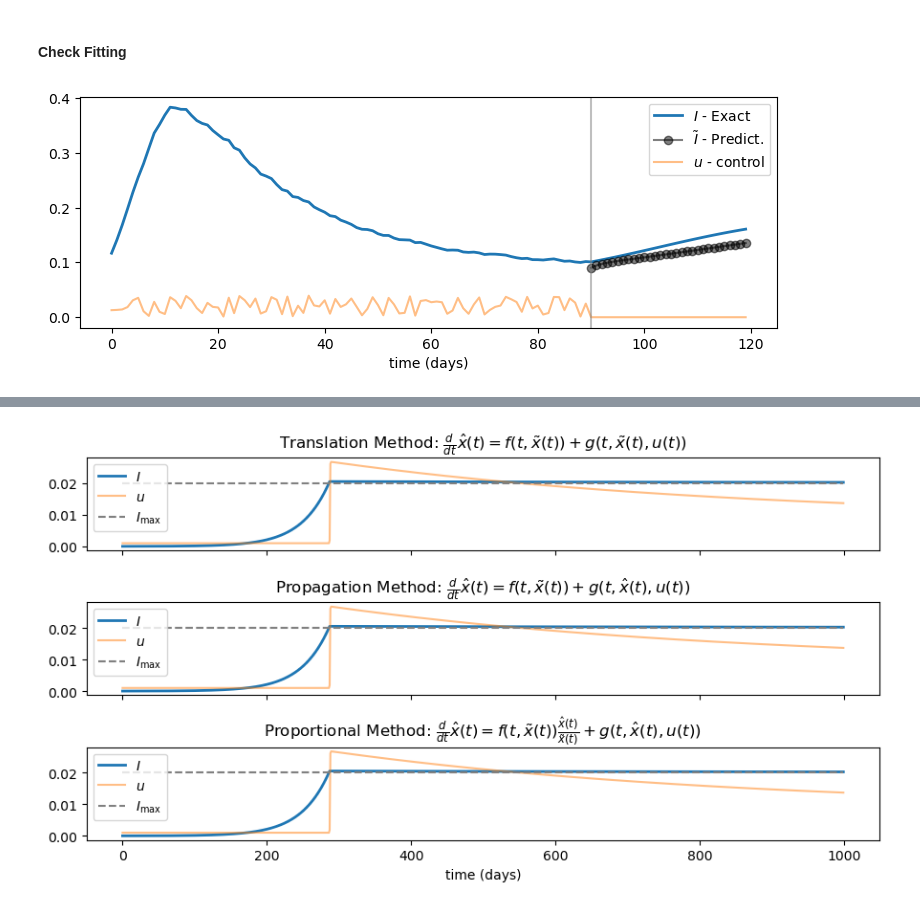
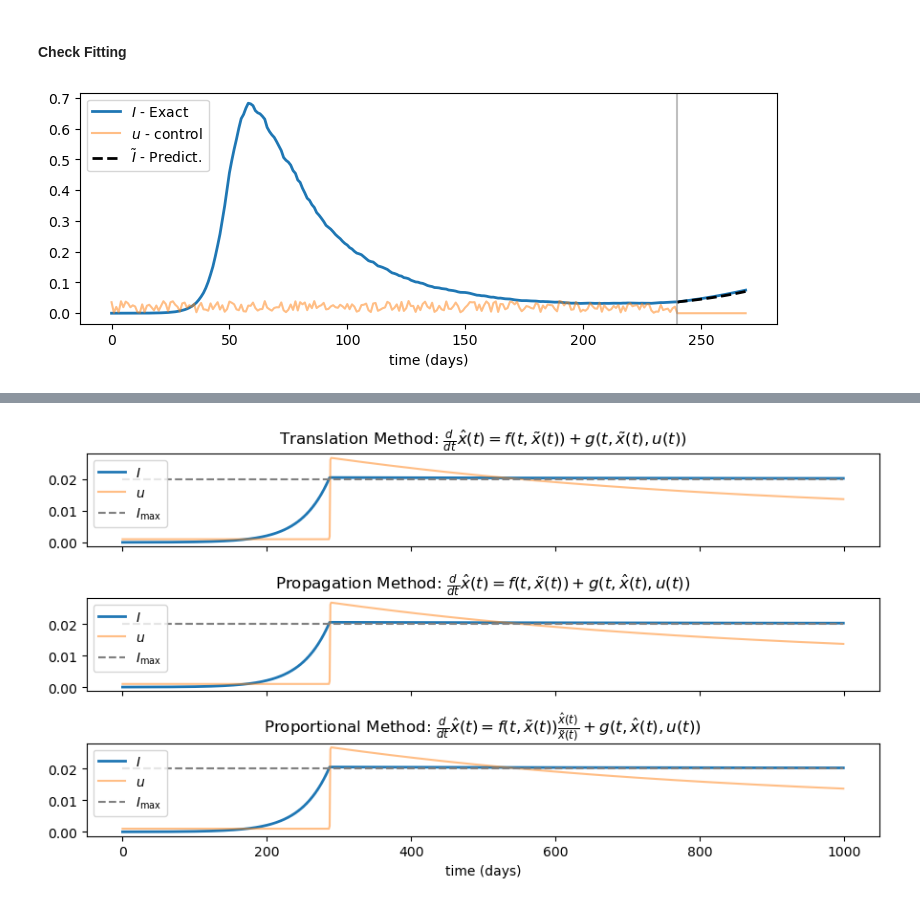
Before and after one commit to fredsonaguiar/sirq_model_control_quarantine, a Jupyter notebook: sirq model - complete.ipynb, the cells around one changed output, grey strips where cells are left out. Cells and saved outputs as stored; diff of their text form; code cells hidden in the pictures.

```diff
--- a/sirq model - complete.ipynb
+++ b/sirq model - complete.ipynb
@@ -159,10 +165,6 @@ i_max = 0.02
 # %%
 input_size = 3
 output_size = 2
-
-n_samples = 100
-input_lenght = 300
-scaler_samples = 1000
 # %%
 def train_generator_observer(n_samples, input_lenght, u_max, u_min, theta_max, scaler=None):
   while True:
@@ -584,23 +570,24 @@ class FeedBack(keras.Model):
 
 
     def call(self, inputs, training=None):
-        # Use a TensorArray to capture dynamically unrolled outputs.
-        predictions = []
         # Initialize the state.
         prediction, state = self.warmup(inputs)
 
         # Insert the first prediction.
-        predictions.append(prediction)
+        predictions = [prediction]
 
         # Run the rest of the prediction steps.
         for n in range(1, self.out_steps):
             # Use the last prediction as input.
             x = prediction
+
             # Execute one lstm step.
             x, state = self.cell(x, states=state,
                                     training=training)
+
             # Convert the lstm output to a prediction.
             prediction = self.dense(x)
+
             # Add the prediction to the output.
             predictions.append(prediction)
 
@@ -662,27 +645,25 @@ lstm_state_predictor.save(filename)
 # %%
 generator = train_generator(1, input_lenght, mpc_lenght, u_max=u_max, u_min=u_min, theta_max=theta_max)
 sample_input, sample_output = next(generator)
 
 plt.figure(figsize=(9,3))
 
-plt.plot(range(input_lenght + mpc_lenght),
-         np.concatenate([sample_input[0, :, 0],
-                         sample_output[0, :, 0]]), label="$I$ - Exact", linewidth=2)
+infected = np.concatenate([sample_input[0, :, 0], sample_output[0, :, 0]])
+control = np.concatenate([sample_input[0, :, 1], sample_output[0, :, 1]])
+infected_inds = infected > 0
+infected = infected[infected_inds]
+control = control[infected_inds]
 
-prediction = np.zeros((mpc_lenght, 2))
-prediction[:,0] = np.arange(input_lenght, input_lenght + mpc_lenght)
-prediction[:,1] = lstm_state_predictor(sample_input)[0,:,0]
-plt.plot(prediction[:,0], prediction[:,1], "-o", color="k", label="$\\tilde{I}$ - Predict.", alpha=0.5)
+plt.plot(range(len(infected)), infected, label="$I$ - Exact", linewidth=2)
+plt.plot(range(len(infected)), control, label = "$u$ - control", alpha=0.5)
 
-plt.plot(range(input_lenght + mpc_lenght),
-         np.concatenate([sample_input[0, :, 1],
-                         sample_output[0, :, 1]]), label = "$u$ - control", alpha=0.5)
+infected_pred = lstm_state_predictor(sample_input)[0,:,0]
+plt.plot(range(len(infected)-mpc_lenght, len(infected)),infected_pred , "--", color="k", label="$\\tilde{I}$ - Predict.", linewidth=2)
 
-plt.axvline(input_lenght, color="gray", alpha=0.5)
-
+plt.axvline(len(infected)-mpc_lenght, color="gray", alpha=0.5)
 plt.xlabel("time (days)")
 plt.legend()
-# plt.savefig("predictor_fi}gures/infected_prediction.svg", bbox_inches='tight', format="svg")
+# plt.savefig("predictor_figures/infected_prediction.svg", bbox_inches='tight', format="svg")
 plt.show()
 # %% [output]
-[figure, old version]
+[figure, new version]
```
Also changed, not shown: parts of 58 cells of this notebook, 28 other files.
